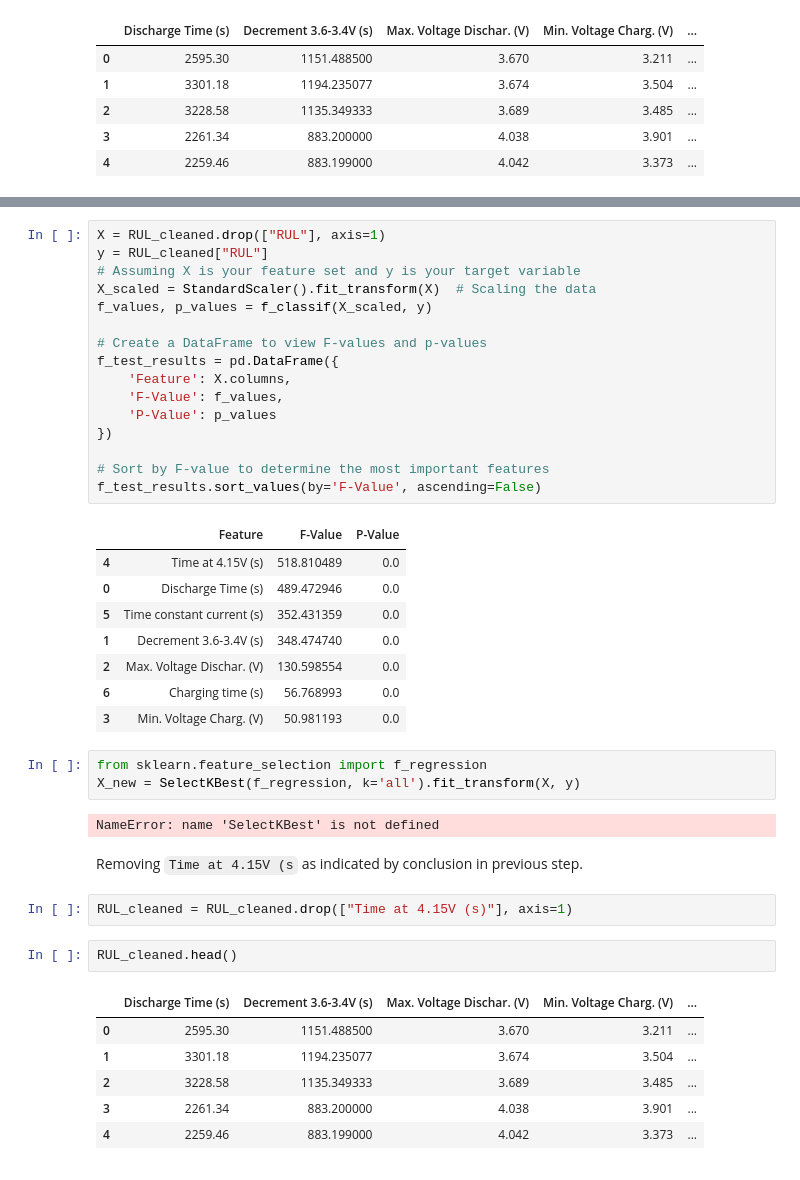
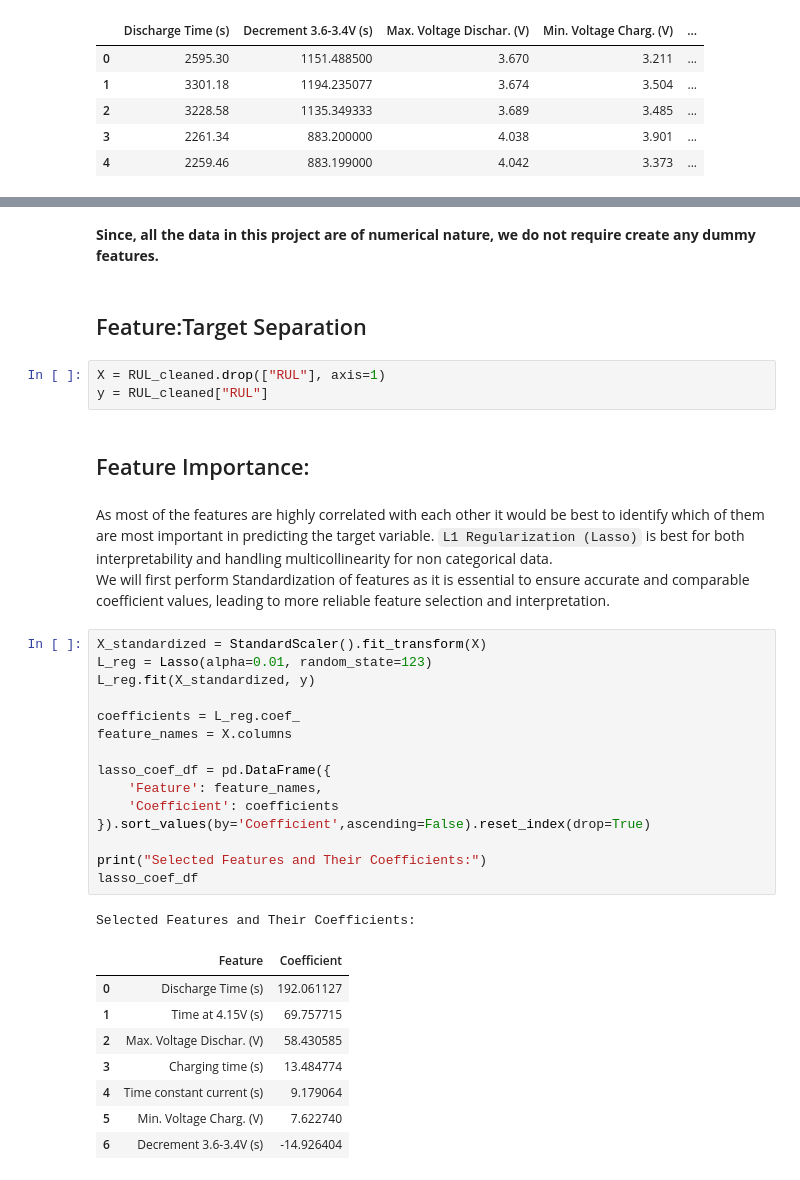
Before and after one commit to pparaju/Homeworks, a Jupyter notebook: CapstoneTwo/FeatureEngineering/RUL_project_Feature_Engineering.ipynb, the cells around one changed output, grey strips where cells are left out. Drawn from its saved outputs; the diff is of its cells as text.

```diff
--- a/CapstoneTwo/FeatureEngineering/RUL_project_Feature_Engineering.ipynb
+++ b/CapstoneTwo/FeatureEngineering/RUL_project_Feature_Engineering.ipynb
@@ -27,43 +44,37 @@ RUL_cleaned.head()
+# %% [markdown]
+**Since, all the data in this project are of numerical nature, we do not require create any dummy features.**
+# %% [markdown]
+## Feature:Target Separation
+# %%
+X = RUL_cleaned.drop(["RUL"], axis=1)
+y = RUL_cleaned["RUL"]
+# %% [markdown]
+## Feature Importance:
+# %% [markdown]
+As most of the features are highly correlated with each other it would be best to identify which of them are most important in predicting the target variable. `L1 Regularization (Lasso)` is best for both interpretability and handling multicollinearity for non categorical data.\
+We will first perform Standardization of features as it is essential to ensure accurate and comparable coefficient values, leading to more reliable feature selection and interpretation.
 # %%
-X = RUL_cleaned.drop(["RUL"], axis=1)
-y = RUL_cleaned["RUL"]
-# Assuming X is your feature set and y is your target variable
-X_scaled = StandardScaler().fit_transform(X)  # Scaling the data
-f_values, p_values = f_classif(X_scaled, y)
+X_standardized = StandardScaler().fit_transform(X)
+L_reg = Lasso(alpha=0.01, random_state=123)
+L_reg.fit(X_standardized, y)
 
-# Create a DataFrame to view F-values and p-values
-f_test_results = pd.DataFrame({
-    'Feature': X.columns,
-    'F-Value': f_values,
-    'P-Value': p_values
-})
+coefficients = L_reg.coef_
+feature_names = X.columns
 
-# Sort by F-value to determine the most important features
-f_test_results.sort_values(by='F-Value', ascending=False)
+lasso_coef_df = pd.DataFrame({
+    'Feature': feature_names,
+    'Coefficient': coefficients
+}).sort_values(by='Coefficient',ascending=False).reset_index(drop=True)
+
+print("Selected Features and Their Coefficients:")
+lasso_coef_df
 # %% [output]
+Selected Features and Their Coefficients:
-|  | Feature | F-Value | P-Value |
-| 4 | Time at 4.15V (s) | 518.810489 | 0.0 |
-| 0 | Discharge Time (s) | 489.472946 | 0.0 |
-| 5 | Time constant current (s) | 352.431359 | 0.0 |
-| 1 | Decrement 3.6-3.4V (s) | 348.474740 | 0.0 |
-| 2 | Max. Voltage Dischar. (V) | 130.598554 | 0.0 |
-| 6 | Charging time (s) | 56.768993 | 0.0 |
-| 3 | Min. Voltage Charg. (V) | 50.981193 | 0.0 |
+|  | Feature | Coefficient |
+| 0 | Discharge Time (s) | 192.061127 |
+| 1 | Time at 4.15V (s) | 69.757715 |
+| 2 | Max. Voltage Dischar. (V) | 58.430585 |
+| 3 | Charging time (s) | 13.484774 |
+| 4 | Time constant current (s) | 9.179064 |
+| 5 | Min. Voltage Charg. (V) | 7.622740 |
+| 6 | Decrement 3.6-3.4V (s) | -14.926404 |
-# %%
-from sklearn.feature_selection import f_regression
-X_new = SelectKBest(f_regression, k='all').fit_transform(X, y)
-# %% [output]
-NameError: name 'SelectKBest' is not defined
-# %% [markdown]
-Removing `Time at 4.15V (s` as indicated by conclusion in previous step.
-# %%
-RUL_cleaned = RUL_cleaned.drop(["Time at 4.15V (s)"], axis=1)
-# %%
-RUL_cleaned.head()
-# %% [output]
-|  | Discharge Time (s) | Decrement 3.6-3.4V (s) | Max. Voltage Dischar. (V) | Min. Voltage Charg. (V) | ... |
-| 0 | 2595.30 | 1151.488500 | 3.670 | 3.211 | ... |
-| 1 | 3301.18 | 1194.235077 | 3.674 | 3.504 | ... |
-| 2 | 3228.58 | 1135.349333 | 3.689 | 3.485 | ... |
-| 3 | 2261.34 | 883.200000 | 4.038 | 3.901 | ... |
-| 4 | 2259.46 | 883.199000 | 4.042 | 3.373 | ... |
```
Also changed, not shown: parts of 12 cells of this notebook.
